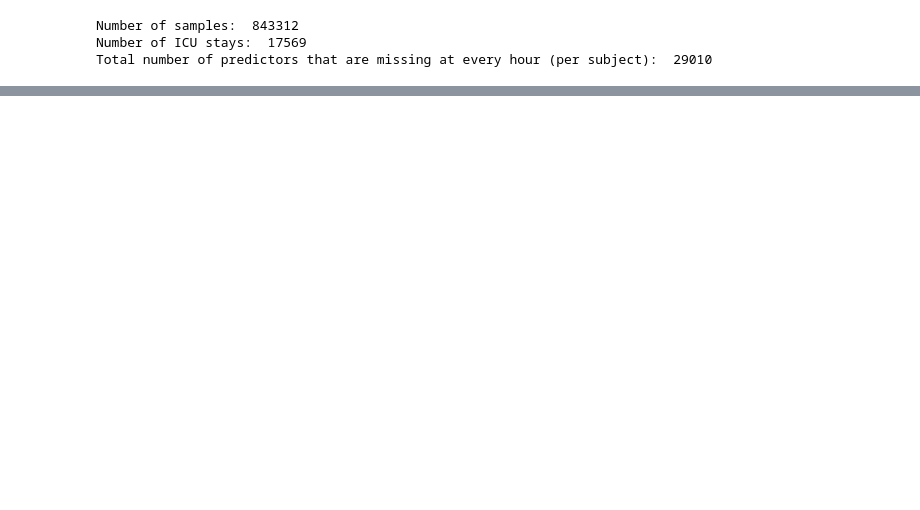
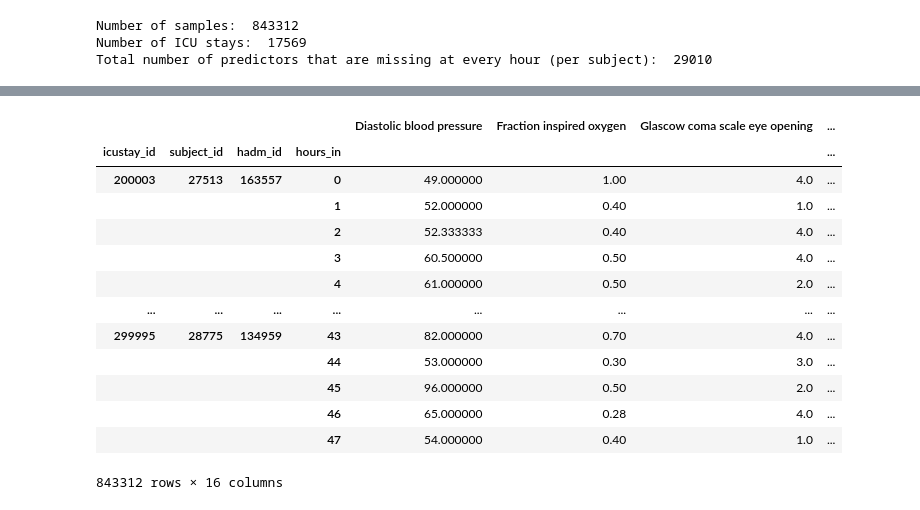
Before and after one commit to llhtoby/MIMIC-III-ML, a Jupyter notebook: src/Imputation.ipynb, the cells around one changed output, grey strips where cells are left out. Drawn from its saved outputs; the diff is of its cells as text; code cells hidden in the pictures; blank space fills up the shorter version.

Commit message:
added MICE imputation and KNN imputation

```diff
--- a/src/Imputation.ipynb
+++ b/src/Imputation.ipynb
@@ -43,17 +21,3 @@ data
-# %%
-import seaborn as sns
-"""
-Plots histograms of all columns in train data
-"""
-x_features=['subject_id', 'hadm_id', 'hours_in', 'Diastolic blood pressure',
-       'Fraction inspired oxygen', 'Glucose', 'Heart Rate', 'Height',
-       'Mean blood pressure', 'Oxygen saturation', 'Respiratory rate',
-       'Systolic blood pressure', 'Temperature', 'Weight', 'pH']
-
-for i in x_features:
-    sns.set_theme()
-    # Uncomment to see histograms of all columns
-    #sns.displot(data[i], bins=82, kde=True)
 # %% [markdown]
 ### Extract the variables and count the missing data
 # %%
@@ -557,0 +137,6 @@ Recall: 0.763 (+/- 0.020)
+# %%
+from sklearn.preprocessing import StandardScaler
+scaler=StandardScaler()
+scaler.fit(data)
+scaled_data= scaler.transform(data)
+scaled_data=np.array_split(scaled_data,8)
@@ -557,0 +170,14 @@ Recall: 0.763 (+/- 0.020)
+# %%
+import miceforest as mf
+
+mf.ampute_data(data,perc=0.25,random_state=1991)
+
+# Create kernels.
+kernel = mf.ImputationKernel(
+  data=data,
+  save_all_iterations=True,
+  random_state=1991
+)
+
+# Run the MICE algorithm for 3 iterations on each of the datasets
+kernel.mice(3,verbose=True)
@@ -557,0 +205,19 @@ Recall: 0.763 (+/- 0.020)
+# %%
+mice_imputed_data = kernel.complete_data(4)
+# %%
+mice_imputed_data
+# %% [output]
+|  |  |  |  | Diastolic blood pressure | Fraction inspired oxygen | Glascow coma scale eye opening | ... |
+| icustay_id | subject_id | hadm_id | hours_in |  |  |  | ... |
+| 200003 | 27513 | 163557 | 0 | 49.000000 | 1.00 | 4.0 | ... |
+|  |  |  | 1 | 52.000000 | 0.40 | 1.0 | ... |
+|  |  |  | 2 | 52.333333 | 0.40 | 4.0 | ... |
+|  |  |  | 3 | 60.500000 | 0.50 | 4.0 | ... |
+|  |  |  | 4 | 61.000000 | 0.50 | 2.0 | ... |
+| ... | ... | ... | ... | ... | ... | ... | ... |
+| 299995 | 28775 | 134959 | 43 | 82.000000 | 0.70 | 4.0 | ... |
+|  |  |  | 44 | 53.000000 | 0.30 | 3.0 | ... |
+|  |  |  | 45 | 96.000000 | 0.50 | 2.0 | ... |
+|  |  |  | 46 | 65.000000 | 0.28 | 4.0 | ... |
+|  |  |  | 47 | 54.000000 | 0.40 | 1.0 | ... |
+843312 rows × 16 columns
```
Also changed, not shown: parts of 44 cells of this notebook, 11 other files.
